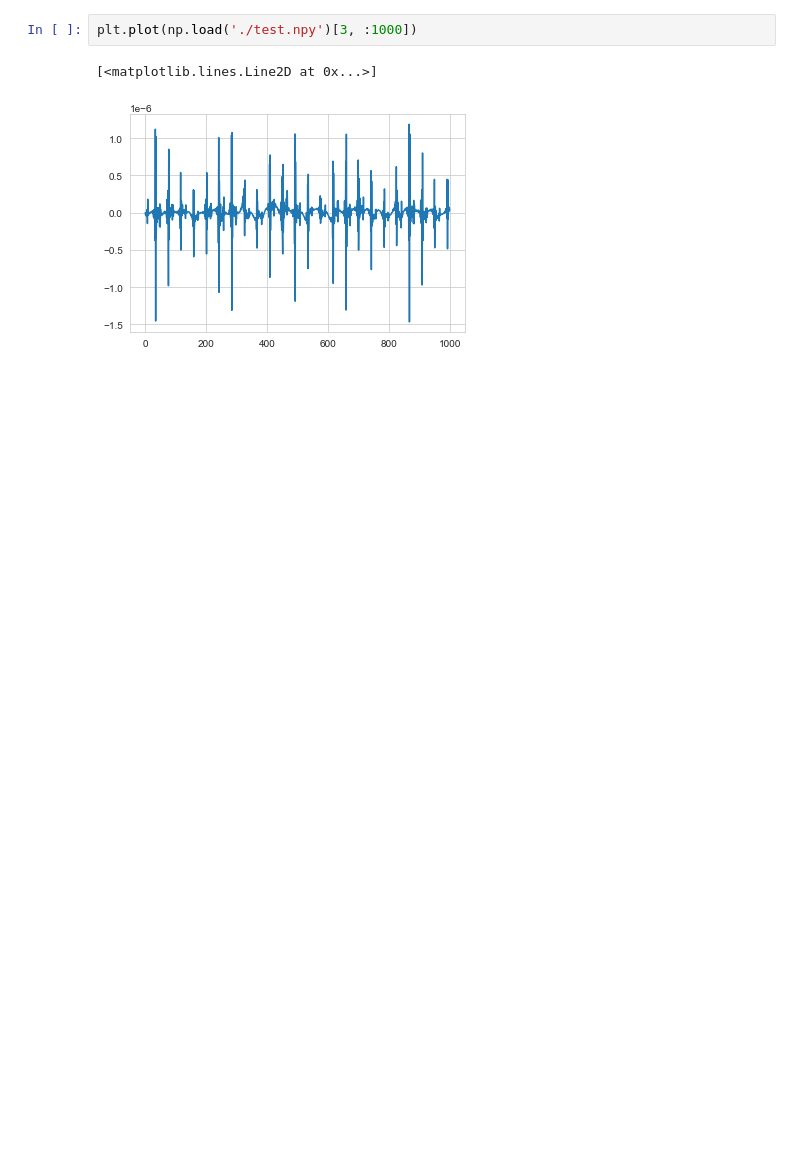
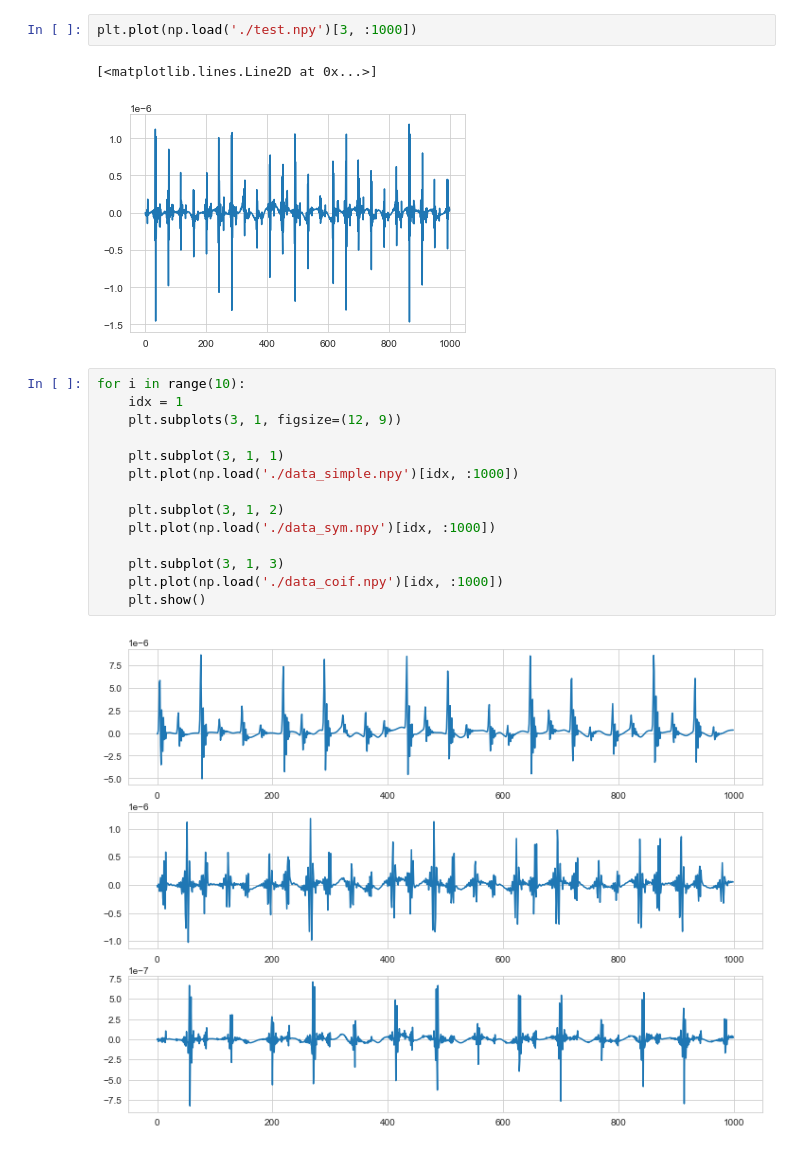
Before and after one commit to A-Big-Tortoise/NRSR_Research, a Jupyter notebook: Code/New_scg/draft.ipynb, the cells around one changed output. Saved outputs shown, nothing was run; the diff lists cells and outputs as text; blank space fills up the shorter version.

```diff
--- a/Code/New_scg/draft.ipynb
+++ b/Code/New_scg/draft.ipynb
@@ -57,3 +49,19 @@ plt.plot(np.load('./test.npy')[3, :1000])
 # %% [output]
 [<matplotlib.lines.Line2D at 0x...>]
 [figure]
+# %%
+for i in range(10):
+    idx = 1
+    plt.subplots(3, 1, figsize=(12, 9))
+
+    plt.subplot(3, 1, 1)
+    plt.plot(np.load('./data_simple.npy')[idx, :1000])
+
+    plt.subplot(3, 1, 2)
+    plt.plot(np.load('./data_sym.npy')[idx, :1000])
+
+    plt.subplot(3, 1, 3)
+    plt.plot(np.load('./data_coif.npy')[idx, :1000])
+    plt.show()
+# %% [output]
+[figure, added]
```
Also changed, not shown: parts of 2 cells of this notebook, 10 other files.
